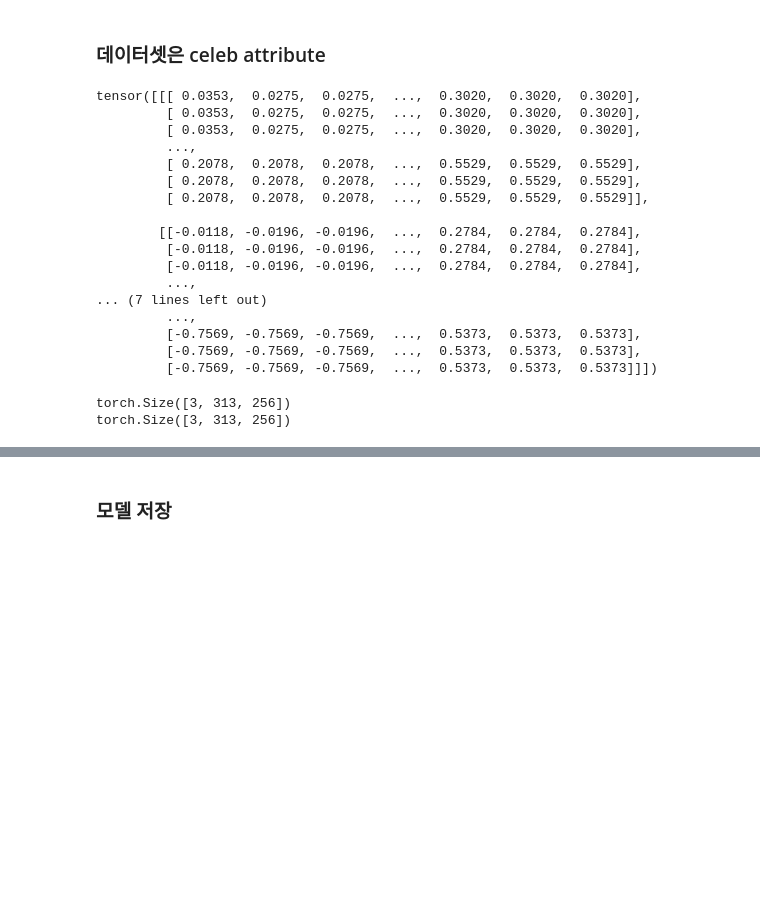
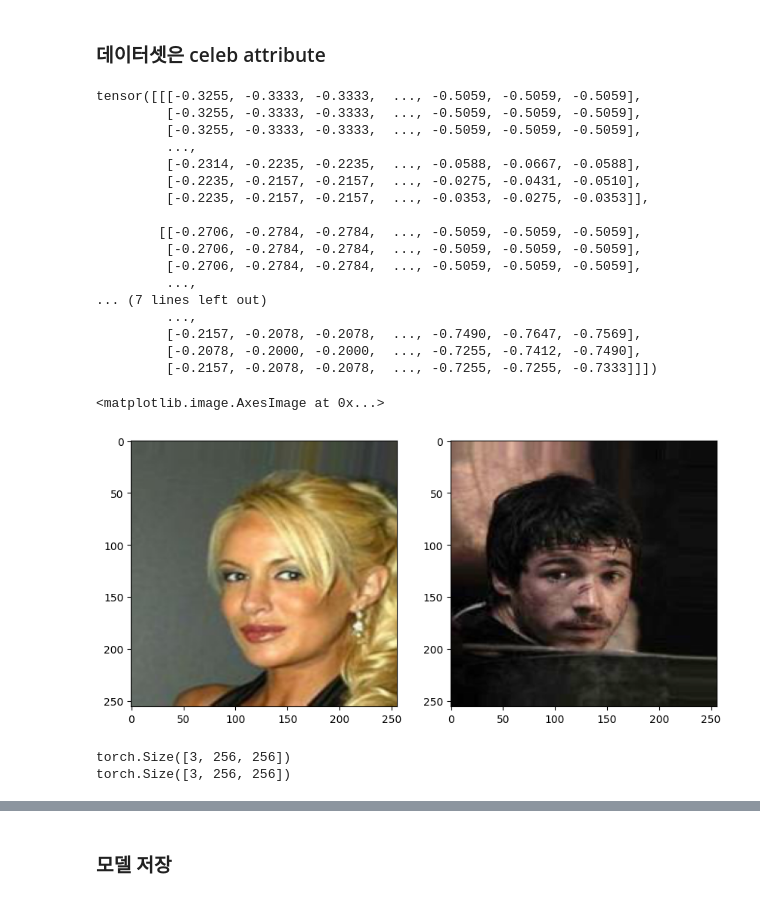
Before and after one commit to jjgit20/first_proj, a Jupyter notebook: celebA_JiWoong.ipynb, the cells around one changed output, grey strips where cells are left out. Cells and saved outputs as stored; diff of their text form; code cells hidden in the pictures; blank space fills up the shorter version.

```diff
--- a/celebA_JiWoong.ipynb
+++ b/celebA_JiWoong.ipynb
@@ -146,7 +146,7 @@ print(gen(test).shape)
 # %% [output]
 torch.Size([2, 3, 256, 256])
 # %%
-transforms_ = [transforms.Resize(256),
+transforms_ = [transforms.Resize((256, 256)),
                                   transforms.RandomHorizontalFlip(),
                                   transforms.ToTensor(),
                                   transforms.Normalize((0.5, 0.5, 0.5), (0.5, 0.5, 0.5))]
@@ -175,8 +174,8 @@ class Custom_Dataset(Dataset):
   def __len__(self):
     return max(len(self.file_A), len(self.file_B))
 # %%
-#root= "C:\\Users\\User\\Desktop\\GAN proj\\archive\\img_align_celeba\\img_align_celeba_AB\\"
-root = "D:\\다운로드\\archive\\dataAB\\"
+root= "C:\\Users\\User\\Desktop\\GAN proj\\archive\\img_align_celeba\\img_align_celeba_AB\\"
+#root = "D:\\다운로드\\archive\\dataAB\\"
 batch_size = 32
 learning_rate = 2e-4
 lambda_identity = 0
@@ -205,29 +204,38 @@ imageb = next(iter(dataloader))['B'][0]
 # %%
 imagea
 # %% [output]
-tensor([[[ 0.0353,  0.0275,  0.0275,  ...,  0.3020,  0.3020,  0.3020],
-         [ 0.0353,  0.0275,  0.0275,  ...,  0.3020,  0.3020,  0.3020],
-         [ 0.0353,  0.0275,  0.0275,  ...,  0.3020,  0.3020,  0.3020],
+tensor([[[-0.3255, -0.3333, -0.3333,  ..., -0.5059, -0.5059, -0.5059],
+         [-0.3255, -0.3333, -0.3333,  ..., -0.5059, -0.5059, -0.5059],
+         [-0.3255, -0.3333, -0.3333,  ..., -0.5059, -0.5059, -0.5059],
          ...,
-         [ 0.2078,  0.2078,  0.2078,  ...,  0.5529,  0.5529,  0.5529],
-         [ 0.2078,  0.2078,  0.2078,  ...,  0.5529,  0.5529,  0.5529],
-         [ 0.2078,  0.2078,  0.2078,  ...,  0.5529,  0.5529,  0.5529]],
+         [-0.2314, -0.2235, -0.2235,  ..., -0.0588, -0.0667, -0.0588],
+         [-0.2235, -0.2157, -0.2157,  ..., -0.0275, -0.0431, -0.0510],
+         [-0.2235, -0.2157, -0.2157,  ..., -0.0353, -0.0275, -0.0353]],
 
-        [[-0.0118, -0.0196, -0.0196,  ...,  0.2784,  0.2784,  0.2784],
-         [-0.0118, -0.0196, -0.0196,  ...,  0.2784,  0.2784,  0.2784],
-         [-0.0118, -0.0196, -0.0196,  ...,  0.2784,  0.2784,  0.2784],
+        [[-0.2706, -0.2784, -0.2784,  ..., -0.5059, -0.5059, -0.5059],
+         [-0.2706, -0.2784, -0.2784,  ..., -0.5059, -0.5059, -0.5059],
+         [-0.2706, -0.2784, -0.2784,  ..., -0.5059, -0.5059, -0.5059],
          ...,
 ... (7 lines left out)
          ...,
-         [-0.7569, -0.7569, -0.7569,  ...,  0.5373,  0.5373,  0.5373],
-         [-0.7569, -0.7569, -0.7569,  ...,  0.5373,  0.5373,  0.5373],
-         [-0.7569, -0.7569, -0.7569,  ...,  0.5373,  0.5373,  0.5373]]])
+         [-0.2157, -0.2078, -0.2078,  ..., -0.7490, -0.7647, -0.7569],
+         [-0.2078, -0.2000, -0.2000,  ..., -0.7255, -0.7412, -0.7490],
+         [-0.2157, -0.2078, -0.2078,  ..., -0.7255, -0.7255, -0.7333]]])
+# %%
+plt.figure(figsize = (10, 10))
+plt.subplot(1,2,1)
+plt.imshow(torchvision.utils.make_grid(imagea, normalize = True).permute(1, 2, 0)) #a 안경 X
+plt.subplot(1,2,2)
+plt.imshow(torchvision.utils.make_grid(imageb, normalize = True).permute(1, 2, 0)) #b 안경 O
+# %% [output]
+<matplotlib.image.AxesImage at 0x...>
+[figure, added]
 # %%
 print(imagea.size())
 print(imageb.size())
 # %% [output]
-torch.Size([3, 313, 256])
-torch.Size([3, 313, 256])
+torch.Size([3, 256, 256])
+torch.Size([3, 256, 256])
 # %%
 import gc
 gc.collect()
```
Also changed, not shown: parts of 8 cells of this notebook.
